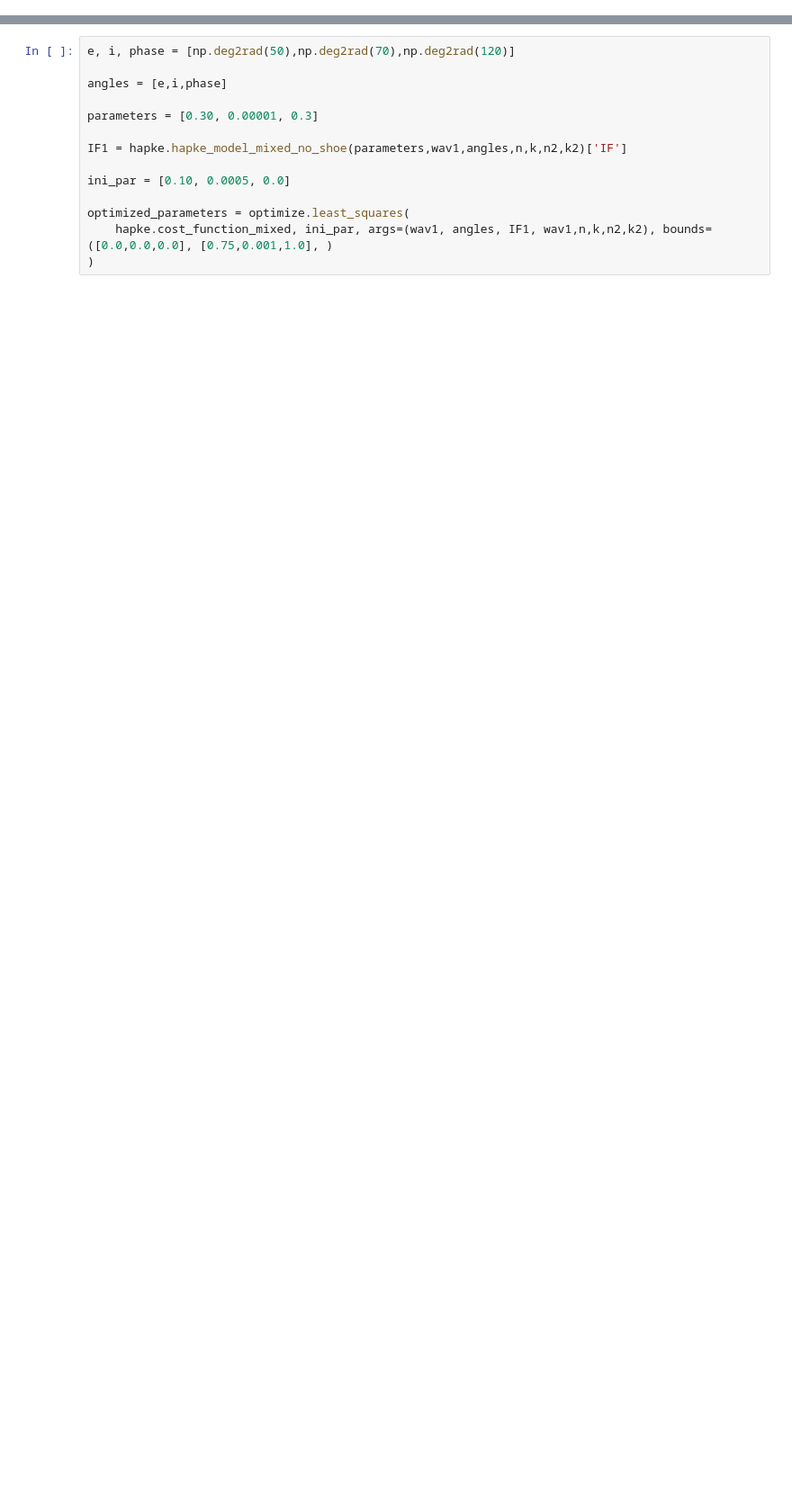
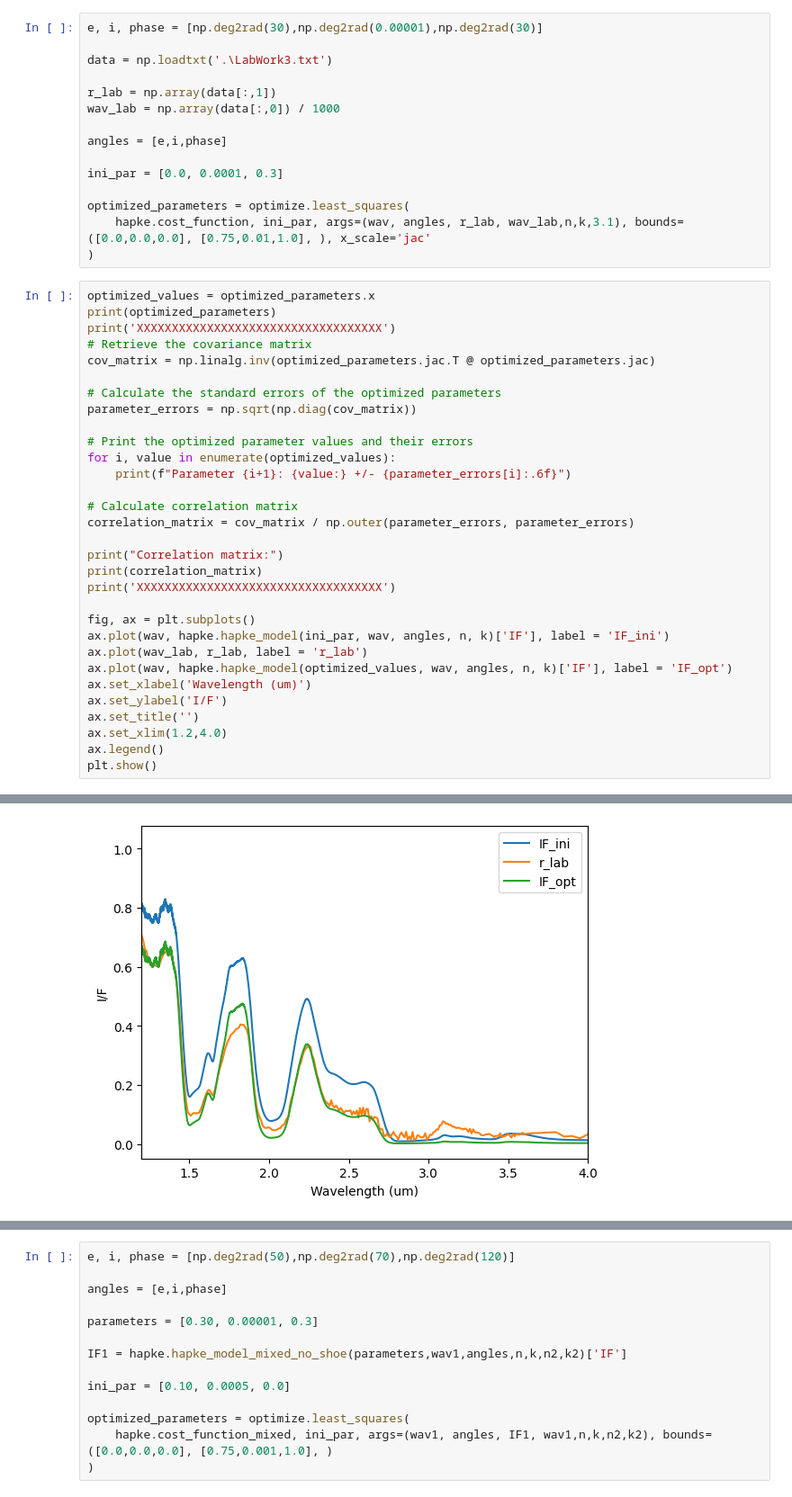
Before and after one commit to mrejonlopez/Hapke-Model, a Jupyter notebook: Untitled.ipynb, the cells around one changed output, grey strips where cells are left out. Shown: that part at 90% size. Saved outputs shown, nothing was run; the diff lists cells and outputs as text; blank space fills up the shorter version.

```diff
--- a/Untitled.ipynb
+++ b/Untitled.ipynb
@@ -24,0 +26,47 @@ k = int_opt['k']
+# %%
+e, i, phase = [np.deg2rad(30),np.deg2rad(0.00001),np.deg2rad(30)]
+
+data = np.loadtxt('.\LabWork3.txt')
+
+r_lab = np.array(data[:,1])
+wav_lab = np.array(data[:,0]) / 1000
+
+angles = [e,i,phase]
+
+ini_par = [0.0, 0.0001, 0.3]
+
+optimized_parameters = optimize.least_squares(
+    hapke.cost_function, ini_par, args=(wav, angles, r_lab, wav_lab,n,k,3.1), bounds=([0.0,0.0,0.0], [0.75,0.01,1.0], ), x_scale='jac'
+)
+# %%
+optimized_values = optimized_parameters.x
+print(optimized_parameters)
+print('XXXXXXXXXXXXXXXXXXXXXXXXXXXXXXXXXXX')
+# Retrieve the covariance matrix
+cov_matrix = np.linalg.inv(optimized_parameters.jac.T @ optimized_parameters.jac)
+
+# Calculate the standard errors of the optimized parameters
+parameter_errors = np.sqrt(np.diag(cov_matrix))
+
+# Print the optimized parameter values and their errors
+for i, value in enumerate(optimized_values):
+    print(f"Parameter {i+1}: {value:} +/- {parameter_errors[i]:.6f}")
+
+# Calculate correlation matrix
+correlation_matrix = cov_matrix / np.outer(parameter_errors, parameter_errors)
+
+print("Correlation matrix:")
+print(correlation_matrix)
+print('XXXXXXXXXXXXXXXXXXXXXXXXXXXXXXXXXXX')
+
+fig, ax = plt.subplots()
+ax.plot(wav, hapke.hapke_model(ini_par, wav, angles, n, k)['IF'], label = 'IF_ini')
+ax.plot(wav_lab, r_lab, label = 'r_lab')
+ax.plot(wav, hapke.hapke_model(optimized_values, wav, angles, n, k)['IF'], label = 'IF_opt')
+ax.set_xlabel('Wavelength (um)')
+ax.set_ylabel('I/F')
+ax.set_title('')
+ax.set_xlim(1.2,4.0)
+ax.legend()
+plt.show()
+# %% [output]
@@ -24,0 +90 @@ k = int_opt['k']
+[figure, added]
```
Also changed, not shown: parts of 5 cells of this notebook, 2 other files.
